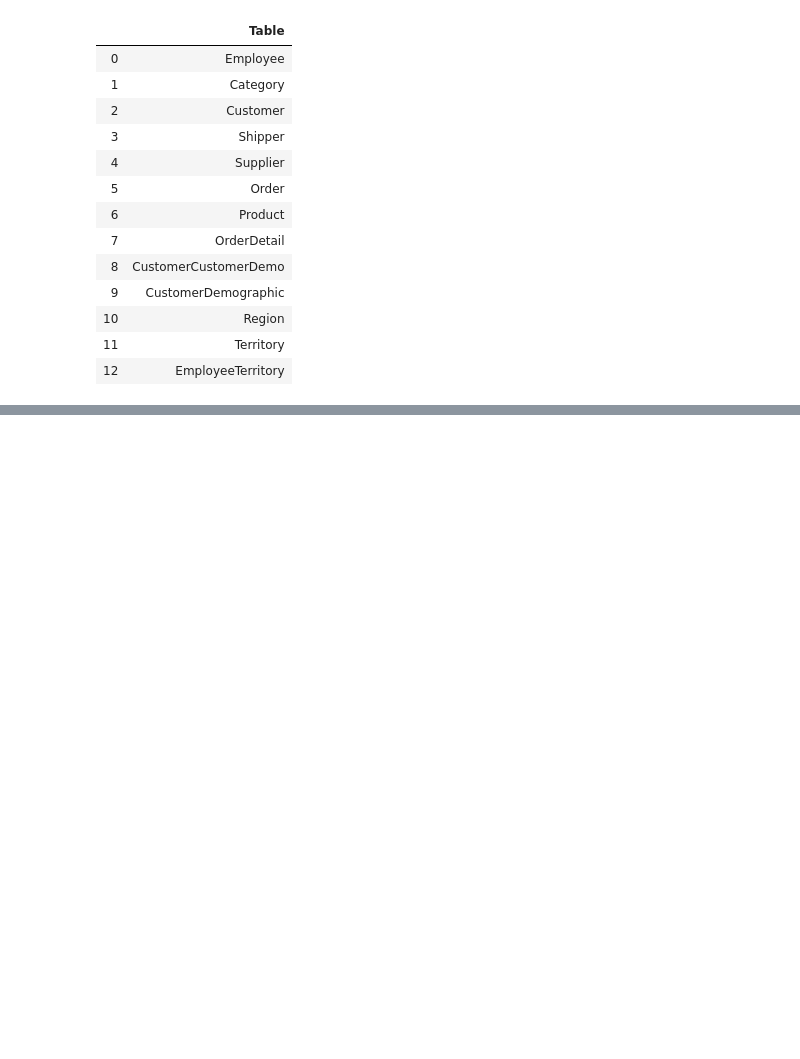
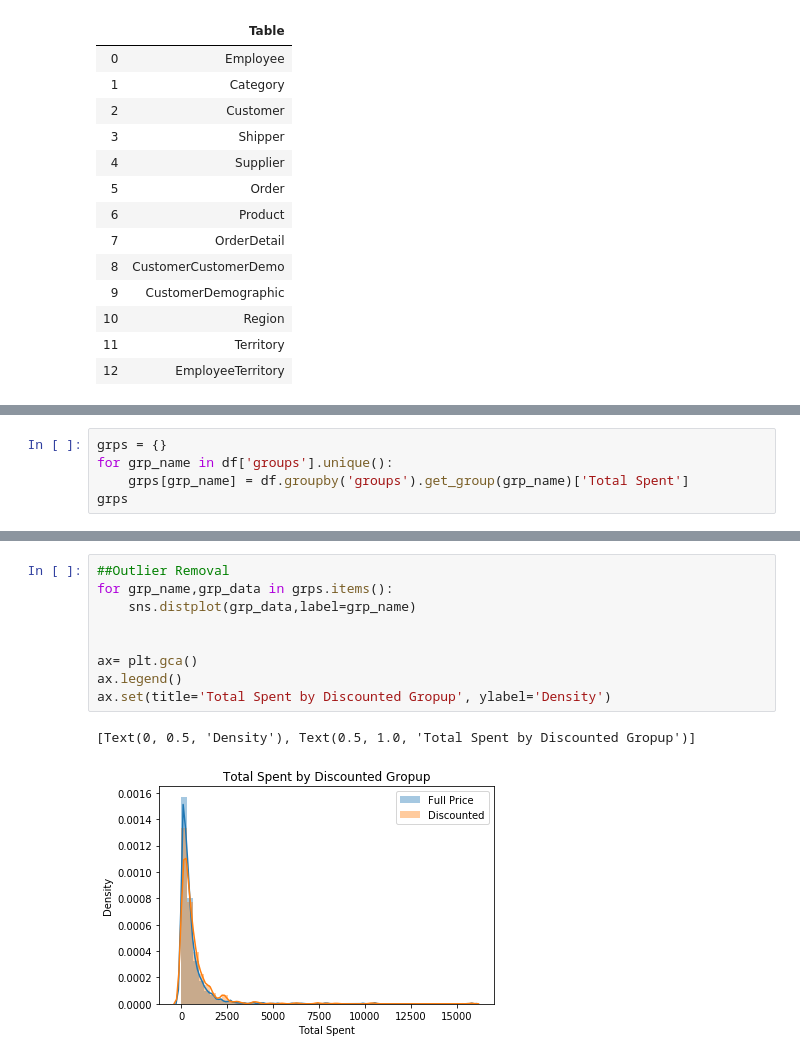
Before and after one commit to jirvingphd/hypothesis_testing_workflow_python, a Jupyter notebook: student.ipynb, the cells around one changed output, grey strips where cells are left out. Drawn from its saved outputs; the diff is of its cells as text; blank space fills up the shorter version.

```diff
--- a/student.ipynb
+++ b/student.ipynb
@@ -69,0 +157,5 @@ df_tables
+# %%
+grps = {}
+for grp_name in df['groups'].unique():
+    grps[grp_name] = df.groupby('groups').get_group(grp_name)['Total Spent']
+grps
@@ -69,0 +216,12 @@ df_tables
+# %%
+##Outlier Removal
+for grp_name,grp_data in grps.items():
+    sns.distplot(grp_data,label=grp_name)
+
+
+ax= plt.gca()
+ax.legend()
+ax.set(title='Total Spent by Discounted Gropup', ylabel='Density')
+# %% [output]
+[Text(0, 0.5, 'Density'), Text(0.5, 1.0, 'Total Spent by Discounted Gropup')]
+[figure, added]
```
Also changed, not shown: parts of 33 cells of this notebook, 1 other file.
